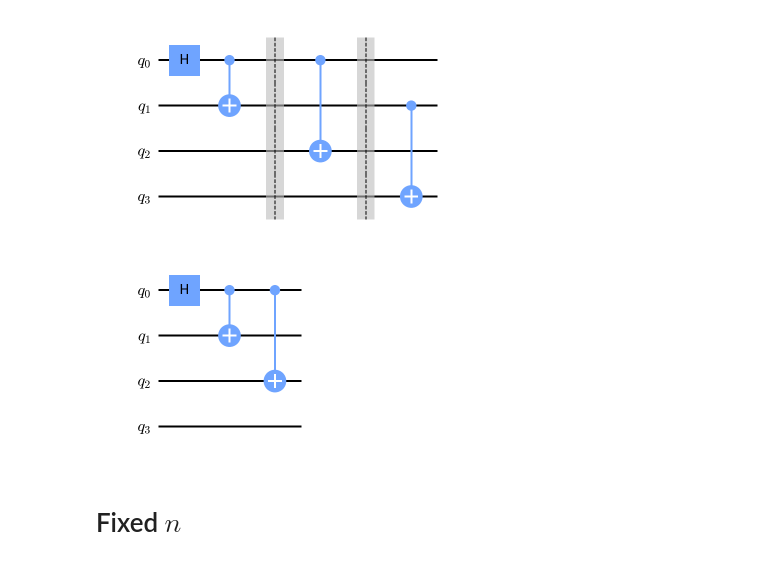
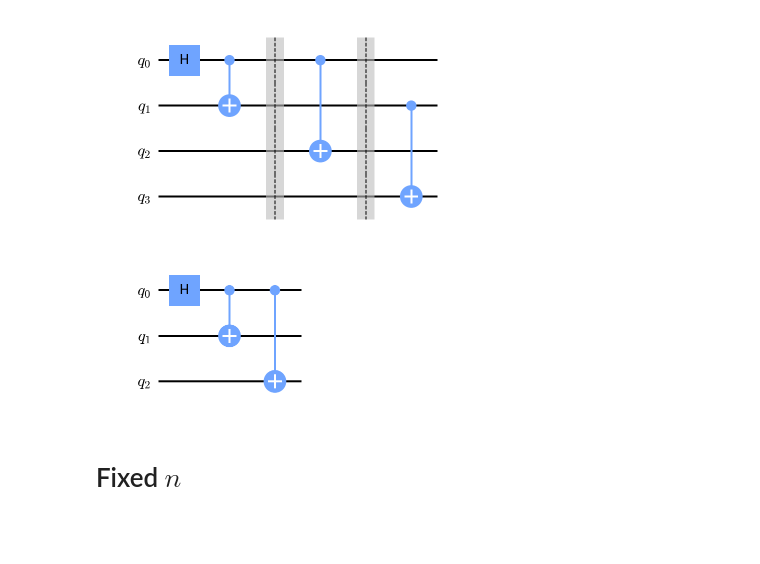
Before and after one commit to ryanlevy/shadow-tutorial, a Jupyter notebook: Tutorial_Shadow_State_Tomography.ipynb, the cells around one changed output. Drawn from its saved outputs; the diff is of its cells as text; code cells hidden in the pictures; blank space fills up the shorter version.

```diff
--- a/Tutorial_Shadow_State_Tomography.ipynb
+++ b/Tutorial_Shadow_State_Tomography.ipynb
@@ -56,11 +56,11 @@ qc.draw(output='mpl')
 # %% [output]
 [figure]
 # %%
-qc = qiskit.QuantumCircuit(n)
+qc = qiskit.QuantumCircuit(3)
 channel(3,qc)
 qc.draw(output='mpl')
 # %% [output]
-[figure, old version]
+[figure, new version]
 # %% [markdown]
 # Fixed $n$
 # %% [markdown]
```
Also changed, not shown: parts of 5 cells of this notebook, 1 other file.
